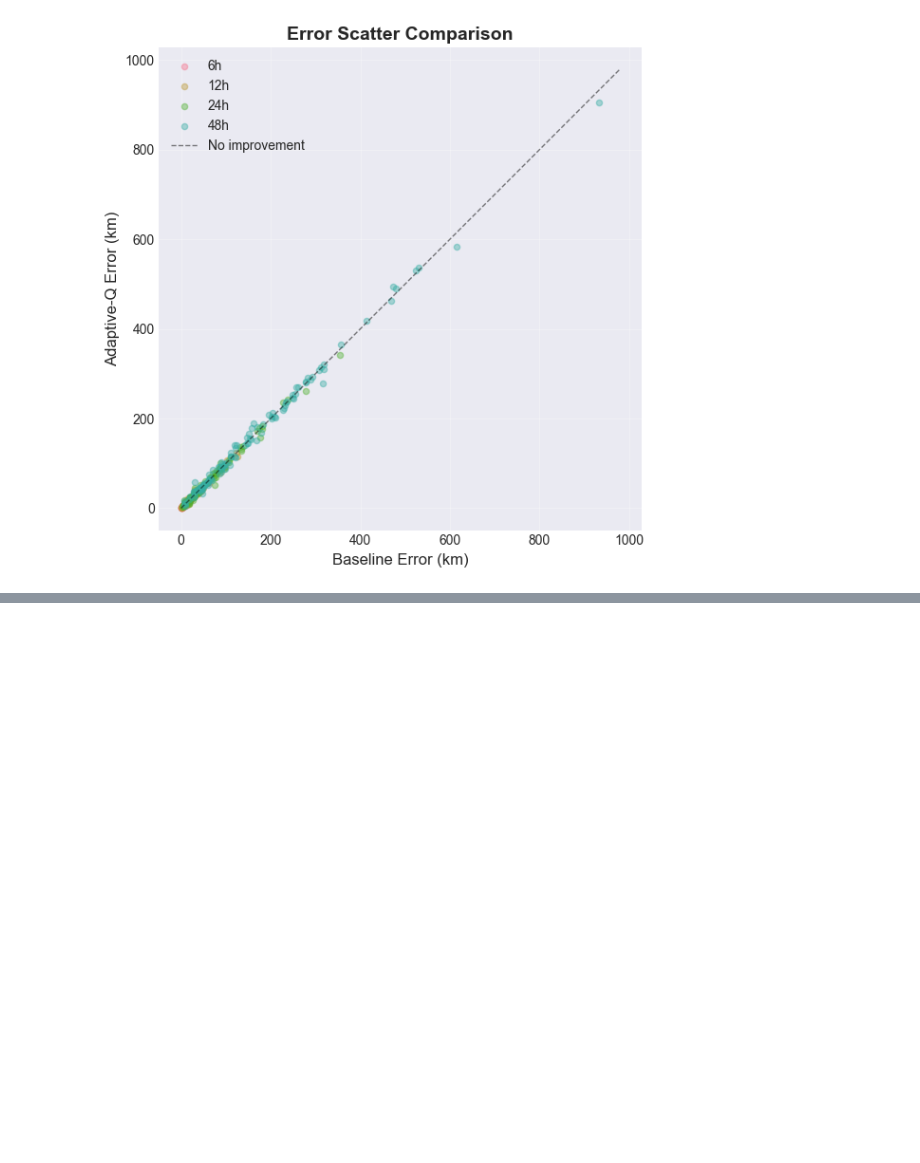
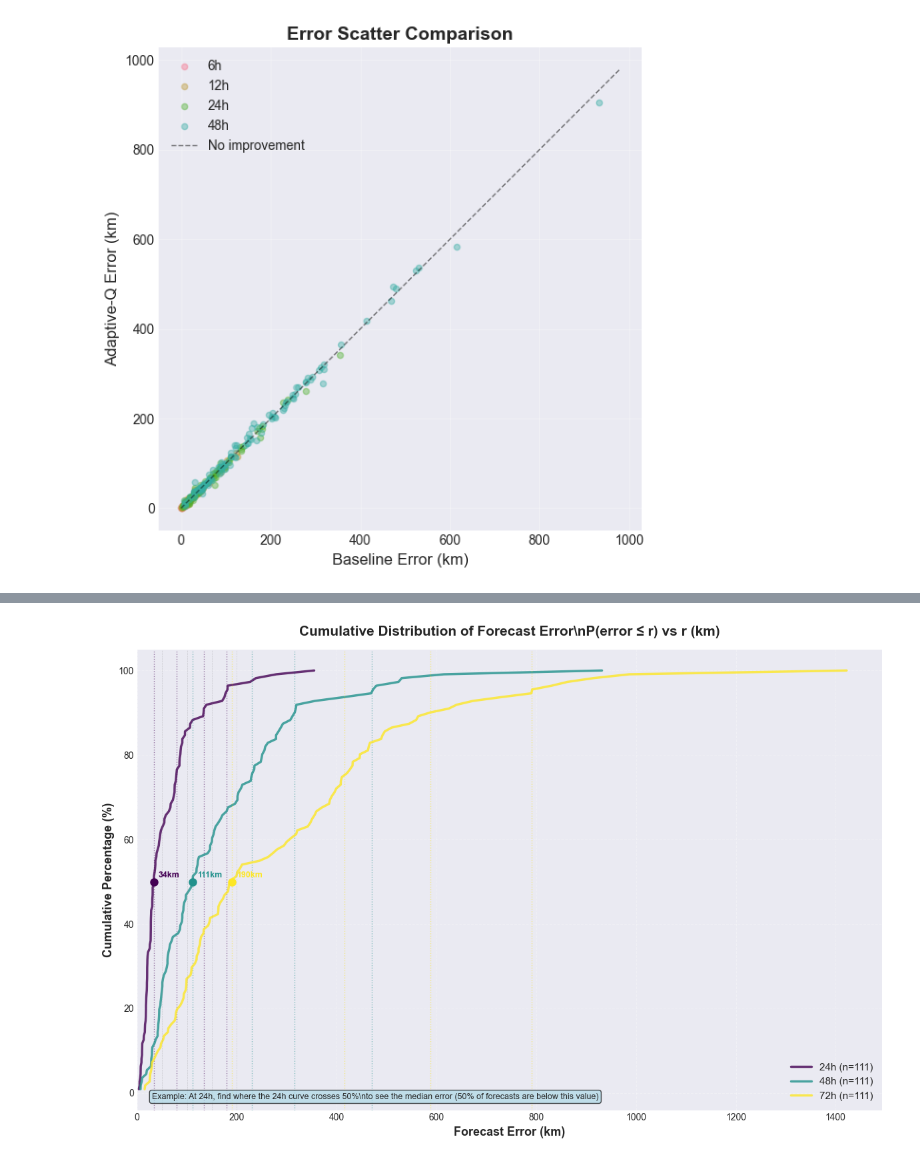
Before and after one commit to SatrunsDream/Hurricanepaths, a Jupyter notebook: visualizations.ipynb, the cells around one changed output, grey strips where cells are left out. Saved outputs shown, nothing was run; the diff lists cells and outputs as text; code cells hidden in the pictures; blank space fills up the shorter version.

Commit message:
more graphs

```diff
--- a/visualizations.ipynb
+++ b/visualizations.ipynb
@@ -1015,0 +1132,96 @@ Saved: figures/fig12_average_predictions_over_time_48h.png
+# %%
+def plot_error_cumulative_distribution(sliding_results=None, lead_times=[24, 48, 72],
+                                       save_dir=None):
+    """
+    Plot cumulative distribution function (CDF) of forecast errors
+
+    Shows: P(error ≤ r) vs r (km) for different lead times
+
+    Args:
+        sliding_results: DataFrame with forecast results (lead_time_hours, error_km)
+        lead_times: List of lead times to plot
+        save_dir: Directory to save figure
+    """
+
+    if sliding_results is None or len(sliding_results) == 0:
+        print("Warning: sliding_results not available")
+        return
+
+    if save_dir is None:
+        save_dir = SAVE_DIR
+
+    # Filter to available lead times
+    available_lead_times = [lt for lt in lead_times if lt in sliding_results['lead_time_hours'].values]
+
+    if len(available_lead_times) == 0:
+        print("Warning: No data for specified lead times")
+        return
+
+    fig, ax = plt.subplots(figsize=(12, 8))
+
+    colors = plt.cm.viridis(np.linspace(0, 1, len(available_lead_times)))
+
+    for idx, lead_time in enumerate(available_lead_times):
+        errors = sliding_results[sliding_results['lead_time_hours'] == lead_time]['error_km'].values
+
+        if len(errors) == 0:
+            continue
+
+        # Compute empirical CDF
+        sorted_errors = np.sort(errors)
+        n = len(sorted_errors)
+        p = np.arange(1, n + 1) / n * 100  # Percentage
+
+        # Plot CDF
+        ax.plot(sorted_errors, p, linewidth=2.5, color=colors[idx],
+               label=f'{lead_time}h (n={len(errors):,})', alpha=0.8)
+
+        # Add key percentile markers
+        for percentile in [50, 75, 90, 95]:
+            error_at_percentile = np.percentile(errors, percentile)
+            ax.axvline(error_at_percentile, color=colors[idx], linestyle=':',
+                      linewidth=1, alpha=0.5)
+            if percentile == 50:  # Only label median to avoid clutter
+                ax.plot(error_at_percentile, percentile, 'o',
+                       color=colors[idx], markersize=8, zorder=5)
+                ax.annotate(f'{error_at_percentile:.0f}km',
+                           (error_at_percentile, percentile),
+                           textcoords="offset points", xytext=(5, 5),
+                           fontsize=9, color=colors[idx], fontweight='bold')
+
+    ax.set_xlabel('Forecast Error (km)', fontsize=13, fontweight='bold')
+    ax.set_ylabel('Cumulative Percentage (%)', fontsize=13, fontweight='bold')
+    ax.set_title('Cumulative Distribution of Forecast Error\\n'
+                'P(error ≤ r) vs r (km)',
+                fontsize=15, fontweight='bold', pad=15)
+    ax.legend(loc='lower right', fontsize=11)
+    ax.grid(True, alpha=0.3, linestyle='--')
+    ax.set_xlim(left=0)
+
+    # Add reference lines for common error thresholds
+    for threshold in [50, 100, 150, 200]:
+        ax.axvline(threshold, color='gray', linestyle='--', linewidth=0.5, alpha=0.3)
+
+    # Add interpretation text
+    interpretation = "Example: At 24h, find where the 24h curve crosses 50%\\n"
+    interpretation += "to see the median error (50% of forecasts are below this value)"
+    ax.text(0.02, 0.02, interpretation, transform=ax.transAxes,
+           fontsize=9, verticalalignment='bottom',
+           bbox=dict(boxstyle='round', facecolor='lightblue', alpha=0.7))
+
+    plt.tight_layout()
+    save_path = f'{save_dir}fig13_error_cumulative_distribution.png'
+    plt.savefig(save_path, dpi=DPI, bbox_inches='tight')
+    print(f"Saved: {save_path}")
+    plt.show()
+
+# Plot cumulative error distribution
+if sliding_results is not None and len(sliding_results) > 0:
+    plot_error_cumulative_distribution(
+        sliding_results=sliding_results,
+        lead_times=[24, 48, 72],
+        save_dir=SAVE_DIR
+    )
+else:
+    print("sliding_results not available. Run evaluation first!")
+# %% [output]
@@ -1015,0 +1229 @@ Saved: figures/fig12_average_predictions_over_time_48h.png
+[figure, added]
```
Also changed, not shown: parts of 13 cells of this notebook, 12 other files.
